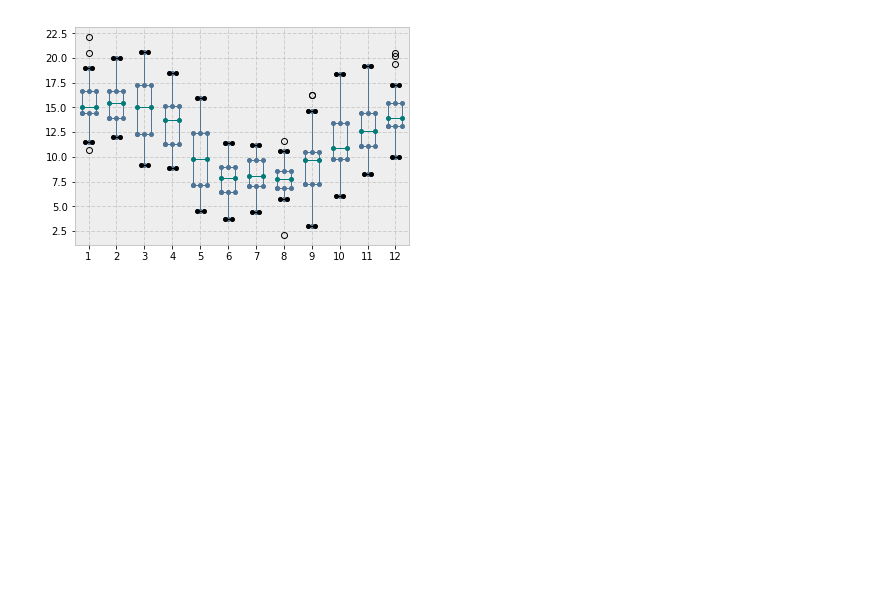
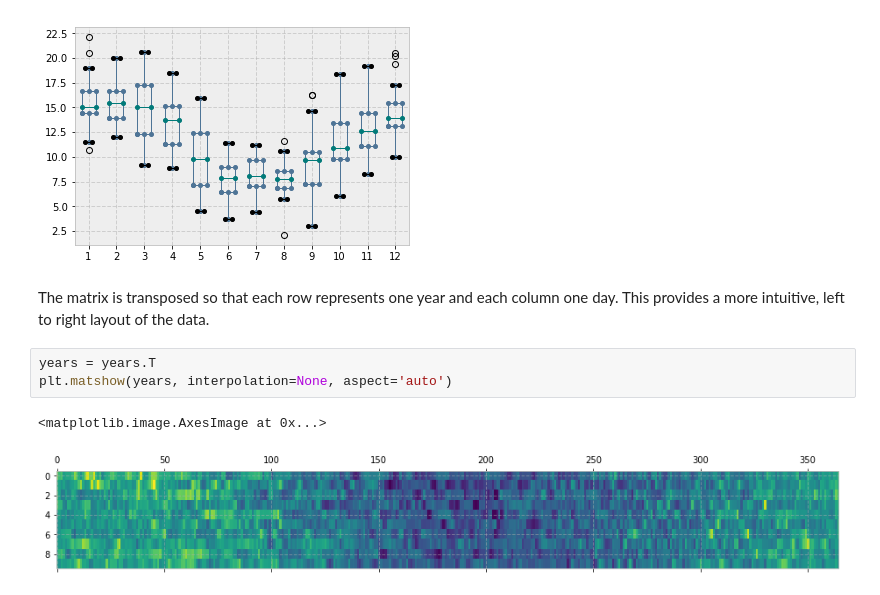
Before and after one commit to milindnirgun/pycharts, a Jupyter notebook: TimeSeries.ipynb, the cells around one changed output. Drawn from its saved outputs; the diff is of its cells as text; blank space fills up the shorter version.

```diff
--- a/TimeSeries.ipynb
+++ b/TimeSeries.ipynb
@@ -61,3 +109,11 @@ months.columns = range(1, 13)
 months.boxplot();
 # %% [output]
 [figure]
+# %% [markdown]
+The matrix is transposed so that each row represents one year and each column one day. This provides a more intuitive, left to right layout of the data.
+# %%
+years = years.T
+plt.matshow(years, interpolation=None, aspect='auto')
+# %% [output]
+<matplotlib.image.AxesImage at 0x...>
+[figure, added]
```
Also changed, not shown: parts of 17 cells of this notebook, 1 other file.
